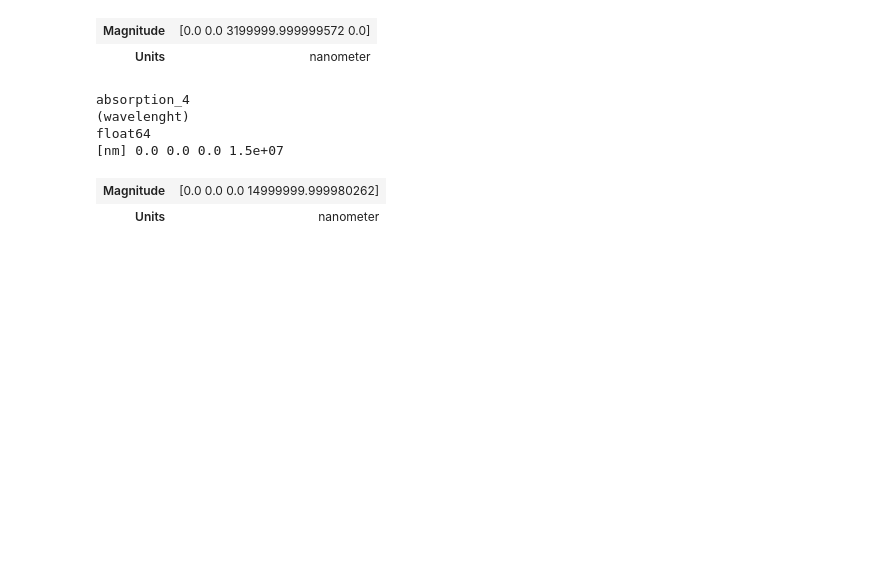
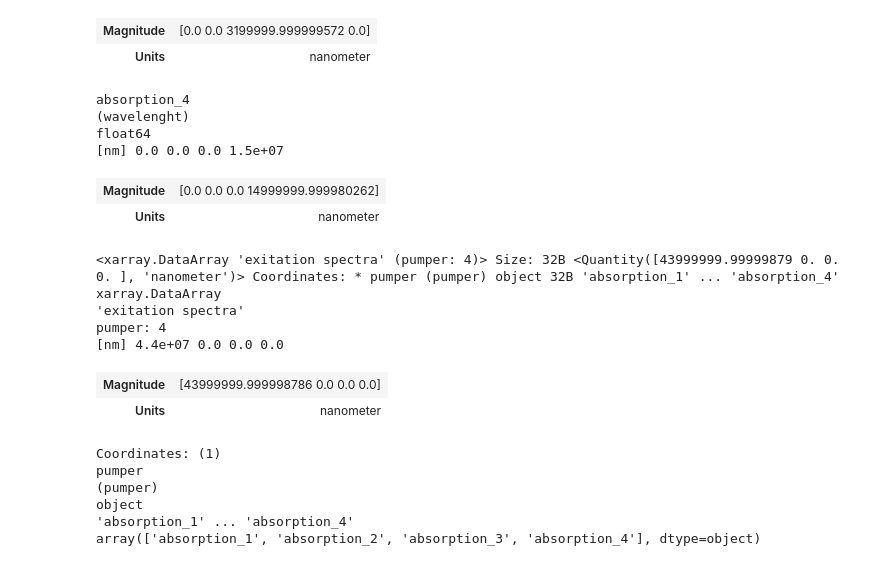
Before and after one commit to dyscolab/jablonski, a Jupyter notebook: examples/hydrogen_spectra.ipynb, the cells around one changed output. Cells and saved outputs as stored; diff of their text form; code cells hidden in the pictures; blank space fills up the shorter version.

```diff
--- a/examples/hydrogen_spectra.ipynb
+++ b/examples/hydrogen_spectra.ipynb
@@ -7,10 +7,11 @@ from jablonski import (
     initial,
     transitions,
 )
+from jablonski.plots.plots import graph_spectra
 from jablonski.simulation import (
     emission_spectra,
+    excitation_emission_matrix,
     excitation_spectra,
-    graph_spectra,
     widened_emission_spectra,
 )
 
@@ -33,3 +34,6 @@ class Hydrogen(SpectroscopicSystem):
     emission_2 = transitions.Fluorescence(ground=n2, excited=n4, rate=8.4e6 / u.s)
     emission_3 = transitions.Fluorescence(ground=n2, excited=n5, rate=3.2e6 / u.s)
     emission_4 = transitions.Fluorescence(ground=n2, excited=n6, rate=1.5e7 / u.s)
+    etu = transitions.EnergyTransferUpconversion(
+        sensitizer=n2, relaxator=n3, activator=n4
+    )
@@ -143,3 +145,21 @@ float64
 [nm] 0.0 0.0 0.0 1.5e+07
 | Magnitude | [0.0 0.0 0.0 14999999.999980262] |
 | Units | nanometer |
+# %%
+# Emission at a certain wavelength with different excitations
+wavelenght = spectra.coords["wavelenght"][0].item()
+excitation_spectra(Hydrogen, emission=wavelenght, height=10)
+# %% [output]
+<xarray.DataArray 'exitation spectra' (pumper: 4)> Size: 32B <Quantity([43999999.99999879 0. 0. 0. ], 'nanometer')> Coordinates: * pumper (pumper) object 32B 'absorption_1' ... 'absorption_4'
+xarray.DataArray
+'exitation spectra'
+pumper: 4
+[nm] 4.4e+07 0.0 0.0 0.0
+| Magnitude | [43999999.999998786 0.0 0.0 0.0] |
+| Units | nanometer |
+Coordinates: (1)
+pumper
+(pumper)
+object
+'absorption_1' ... 'absorption_4'
+array(['absorption_1', 'absorption_2', 'absorption_3', 'absorption_4'], dtype=object)
```
Also changed, not shown: parts of 2 cells of this notebook, 3 other files.
